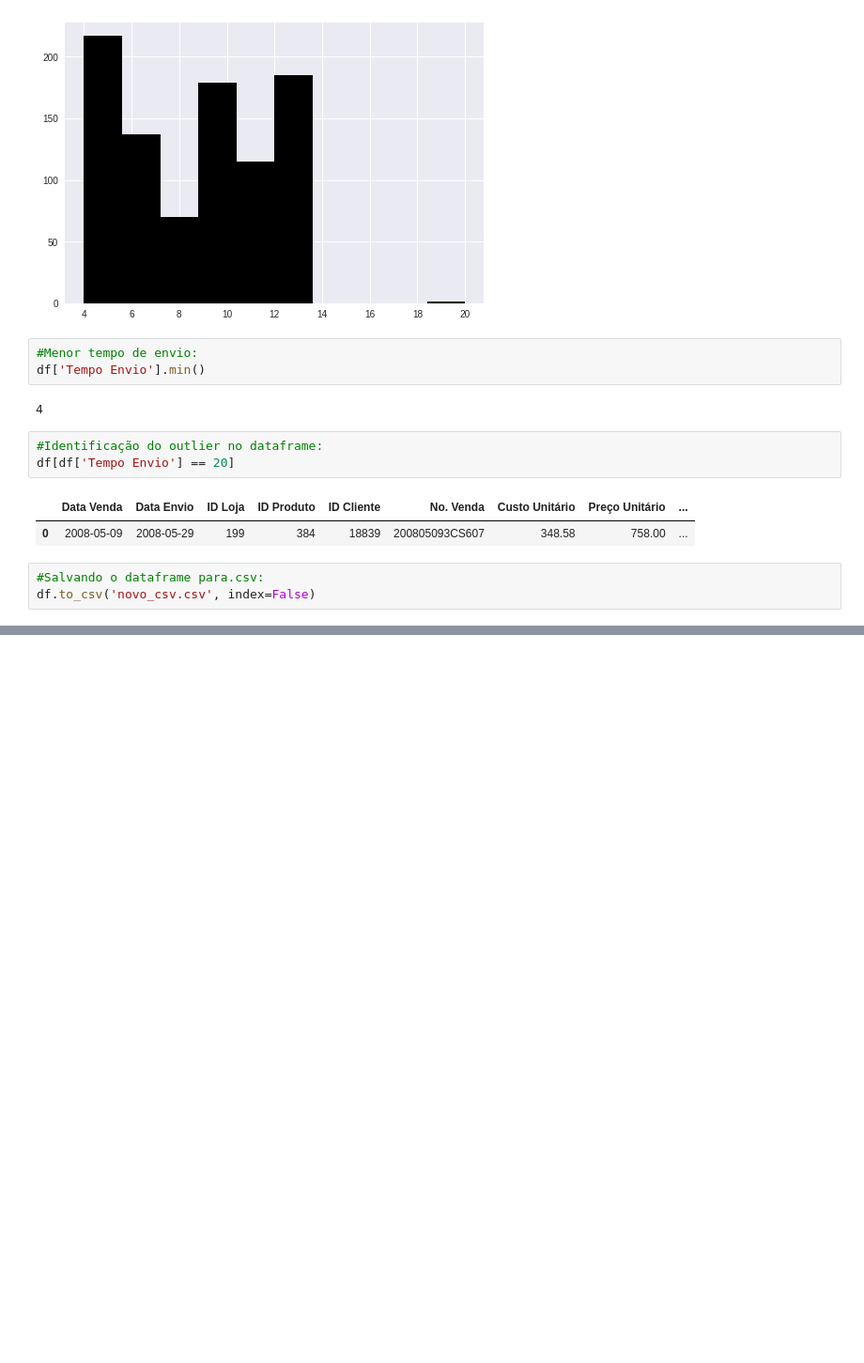
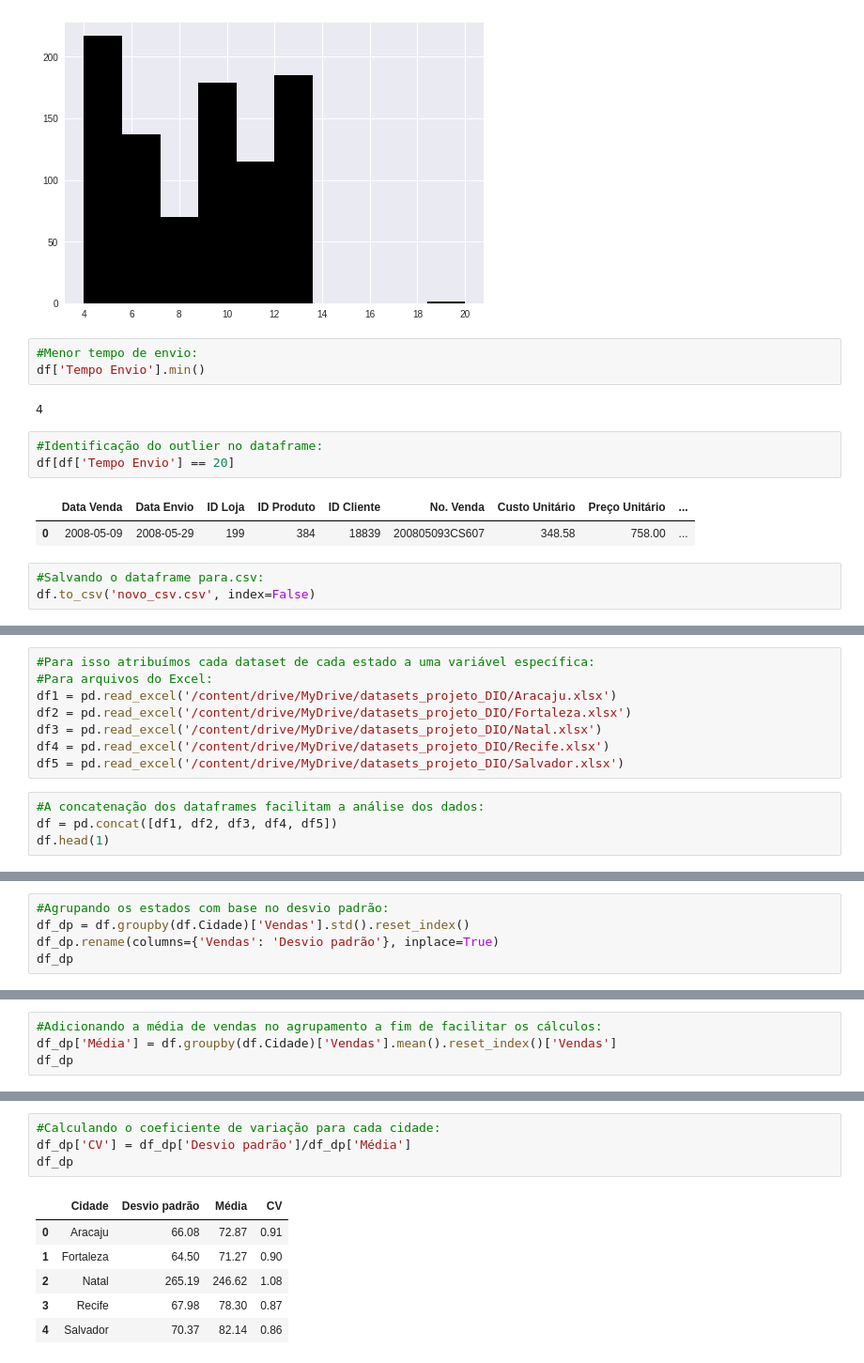
Before and after one commit to shl0mo/AnaliseDados_DIO-Pandas, a Jupyter notebook: AnaliseDados_DIO_Pandas.ipynb, the cells around one changed output, grey strips where cells are left out. Shown at 94% size. Cells and saved outputs as stored; diff of their text form; blank space fills up the shorter version.

```diff
--- a/AnaliseDados_DIO_Pandas.ipynb
+++ b/AnaliseDados_DIO_Pandas.ipynb
@@ -845,0 +852,12 @@ df.to_csv('novo_csv.csv', index=False)
+# %%
+#Para isso atribuímos cada dataset de cada estado a uma variável específica:
+#Para arquivos do Excel:
+df1 = pd.read_excel('/content/drive/MyDrive/datasets_projeto_DIO/Aracaju.xlsx')
+df2 = pd.read_excel('/content/drive/MyDrive/datasets_projeto_DIO/Fortaleza.xlsx')
+df3 = pd.read_excel('/content/drive/MyDrive/datasets_projeto_DIO/Natal.xlsx')
+df4 = pd.read_excel('/content/drive/MyDrive/datasets_projeto_DIO/Recife.xlsx')
+df5 = pd.read_excel('/content/drive/MyDrive/datasets_projeto_DIO/Salvador.xlsx')
+# %%
+#A concatenação dos dataframes facilitam a análise dos dados:
+df = pd.concat([df1, df2, df3, df4, df5])
+df.head(1)
@@ -845,0 +867,5 @@ df.to_csv('novo_csv.csv', index=False)
+# %%
+#Agrupando os estados com base no desvio padrão:
+df_dp = df.groupby(df.Cidade)['Vendas'].std().reset_index()
+df_dp.rename(columns={'Vendas': 'Desvio padrão'}, inplace=True)
+df_dp
@@ -845,0 +894,4 @@ df.to_csv('novo_csv.csv', index=False)
+# %%
+#Adicionando a média de vendas no agrupamento a fim de facilitar os cálculos:
+df_dp['Média'] = df.groupby(df.Cidade)['Vendas'].mean().reset_index()['Vendas']
+df_dp
@@ -845,0 +905,11 @@ df.to_csv('novo_csv.csv', index=False)
+# %%
+#Calculando o coeficiente de variação para cada cidade:
+df_dp['CV'] = df_dp['Desvio padrão']/df_dp['Média']
+df_dp
+# %% [output]
+|  | Cidade | Desvio padrão | Média | CV |
+| 0 | Aracaju | 66.08 | 72.87 | 0.91 |
+| 1 | Fortaleza | 64.50 | 71.27 | 0.90 |
+| 2 | Natal | 265.19 | 246.62 | 1.08 |
+| 3 | Recife | 67.98 | 78.30 | 0.87 |
+| 4 | Salvador | 70.37 | 82.14 | 0.86 |
```
Also changed, not shown: parts of 49 cells of this notebook.
